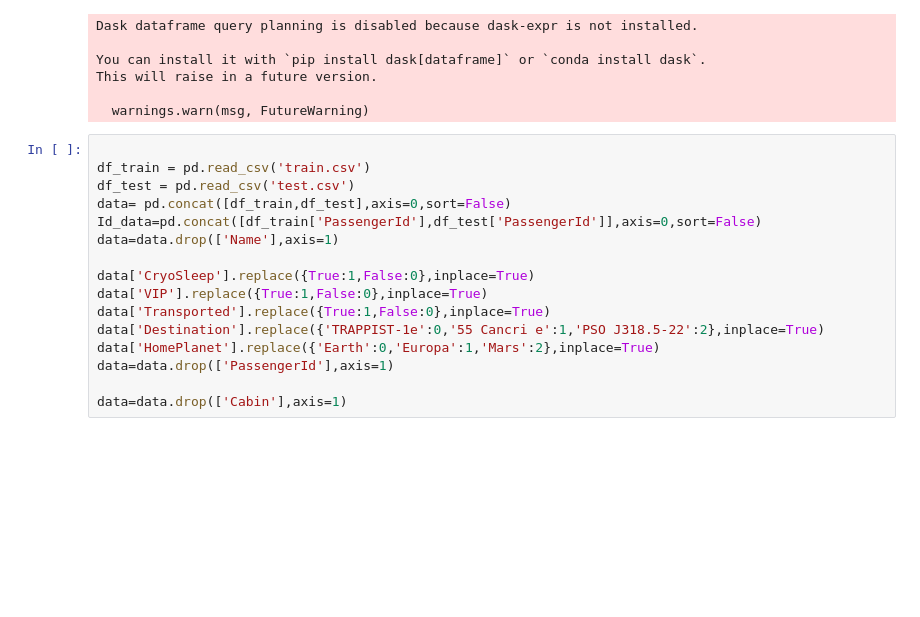
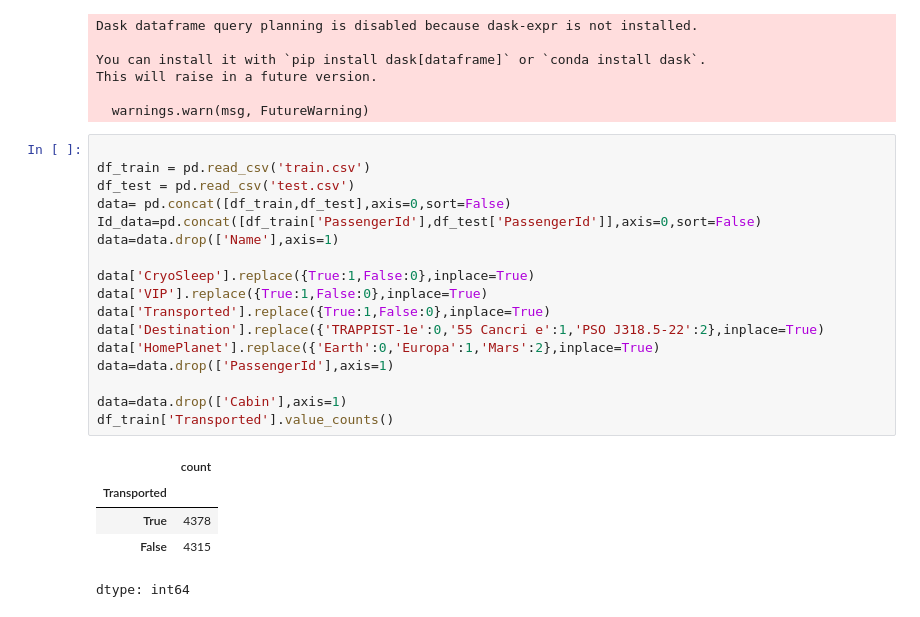
Before and after one commit to ryouy/AKaggle, a Jupyter notebook: Spaceship_Titanic.ipynb, the cells around one changed output. Drawn from its saved outputs; the diff is of its cells as text; blank space fills up the shorter version.

```diff
--- a/Spaceship_Titanic.ipynb
+++ b/Spaceship_Titanic.ipynb
@@ -59,17 +59,24 @@ This will raise in a future version.
 # %%
 
 df_train = pd.read_csv('train.csv')
 df_test = pd.read_csv('test.csv')
 data= pd.concat([df_train,df_test],axis=0,sort=False)
 Id_data=pd.concat([df_train['PassengerId'],df_test['PassengerId']],axis=0,sort=False)
 data=data.drop(['Name'],axis=1)
 
 data['CryoSleep'].replace({True:1,False:0},inplace=True)
 data['VIP'].replace({True:1,False:0},inplace=True)
 data['Transported'].replace({True:1,False:0},inplace=True)
 data['Destination'].replace({'TRAPPIST-1e':0,'55 Cancri e':1,'PSO J318.5-22':2},inplace=True)
 data['HomePlanet'].replace({'Earth':0,'Europa':1,'Mars':2},inplace=True)
 data=data.drop(['PassengerId'],axis=1)
 
 data=data.drop(['Cabin'],axis=1)
+df_train['Transported'].value_counts()
+# %% [output]
+|  | count |
+| Transported |  |
+| True | 4378 |
+| False | 4315 |
+dtype: int64
 # %%
```
Also changed, not shown: parts of 3 cells of this notebook.
